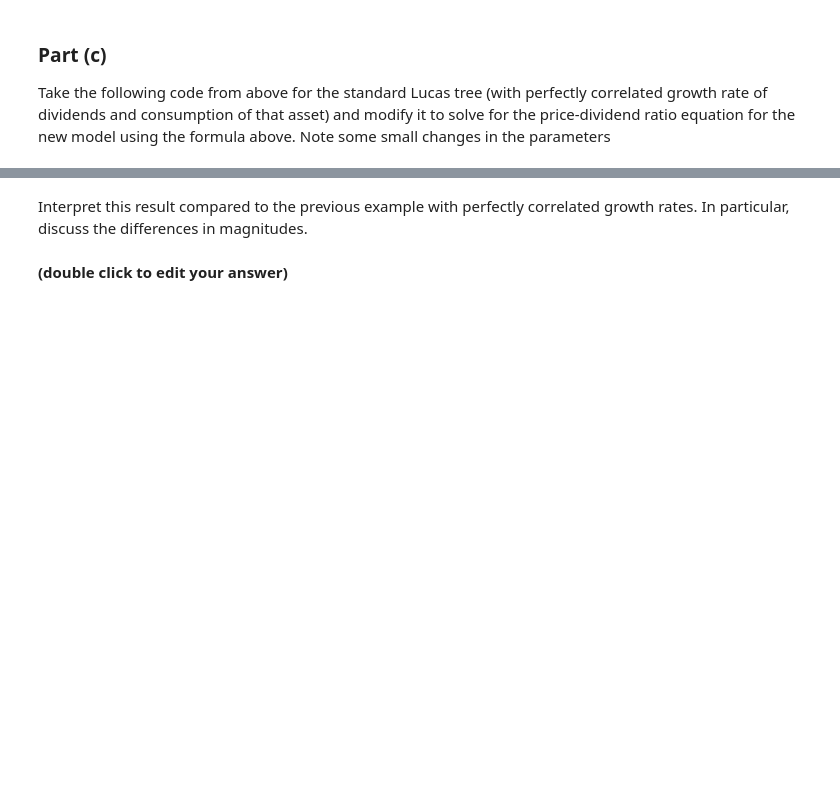
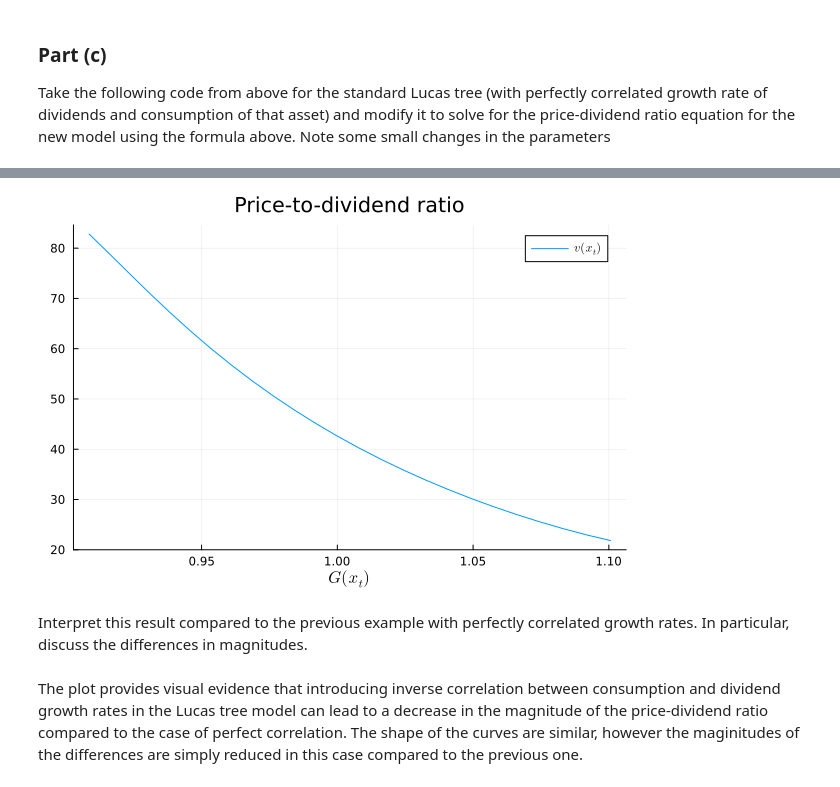
Before and after one commit to theqquach/ECON408, a Jupyter notebook: problem_sets/problem_set_5.ipynb, the cells around one changed output, grey strips where cells are left out. Saved outputs shown, nothing was run; the diff lists cells and outputs as text; code cells hidden in the pictures; blank space fills up the shorter version.

```diff
--- a/problem_sets/problem_set_5.ipynb
+++ b/problem_sets/problem_set_5.ipynb
@@ -178,7 +193,7 @@ function new_tree_price(ap)
     (; beta, mc, gamma, G) = ap
     P = mc.p
     y = mc.state_values'
-    J = P .* G.(y) .^ (1 - gamma)
+    J = P .* G.(y) .^ (-1 - gamma)
     @assert maximum(abs, eigvals(J)) < 1 / beta # check stability
     v = (I - beta * J) \ sum(beta * J, dims = 2)
     return (;v)
@@ -192,6 +206,7 @@ plot(ap.G_x, sol.v, xlabel = L"G(x_t)", label = L"v(x_t)", title="Price-to-divid
+[figure, added]
 # %% [markdown]
 Interpret this result compared to the previous example with perfectly
 correlated growth rates. In particular, discuss the differences in
 magnitudes.
 # %% [markdown]
-**(double click to edit your answer)**
+ The plot provides visual evidence that introducing inverse correlation between consumption and dividend growth rates in the Lucas tree model can lead to a decrease in the magnitude of the price-dividend ratio compared to the case of perfect correlation. The shape of the curves are similar, however the maginitudes of the differences are simply reduced in this case compared to the previous one.
```
Also changed, not shown: parts of 7 cells of this notebook, 1 other file.
